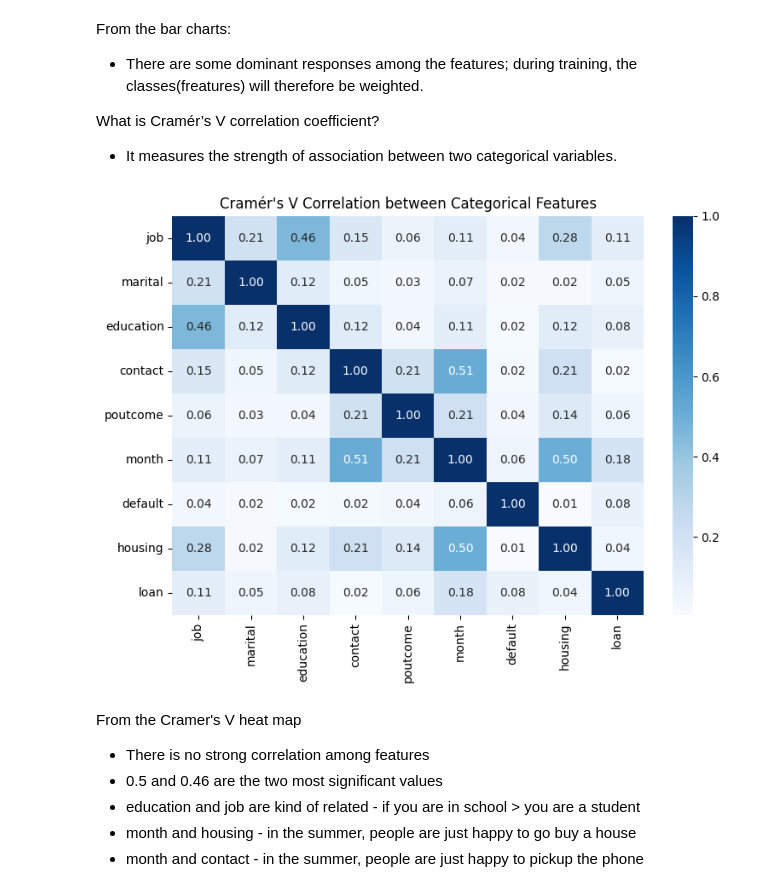
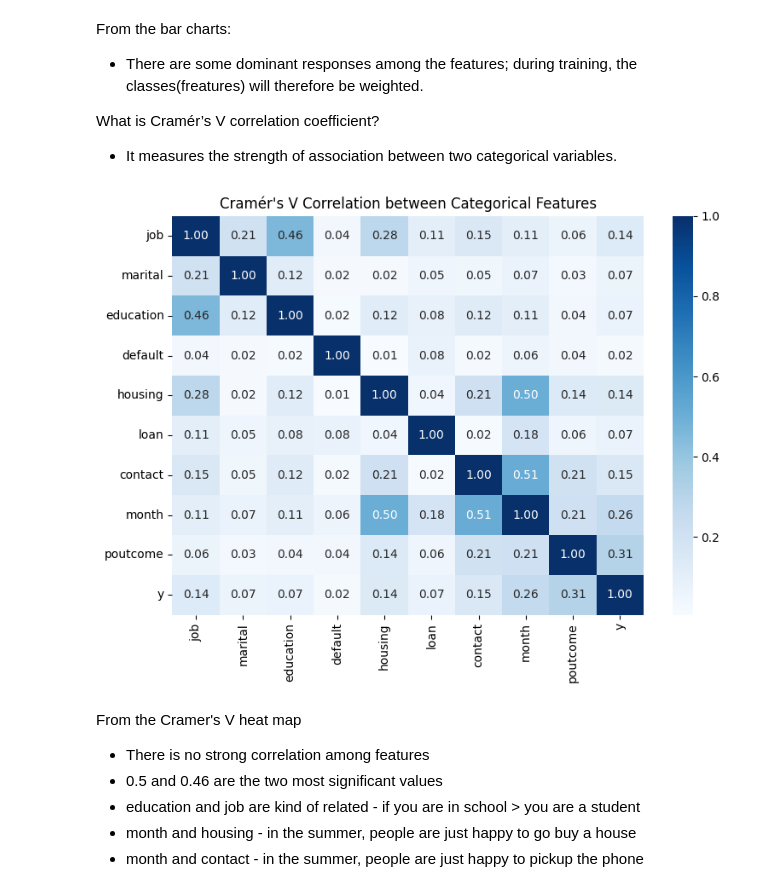
Before and after one commit to GVSU-CIS635/projects-team-1-1, a Jupyter notebook: Project_updated.ipynb, the cells around one changed output. Saved outputs shown, nothing was run; the diff lists cells and outputs as text; code cells hidden in the pictures.

```diff
--- a/Project_updated.ipynb
+++ b/Project_updated.ipynb
@@ -185,30 +188,28 @@ From the bar charts:
 What is Cramér’s V correlation coefficient?
 - It measures the strength of association between two categorical variables.
 # %%
-
-
 def cramers_v(x, y):
     table = pd.crosstab(x, y)
-    chi2  = chi2_contingency(table, correction=False)[0]
+    chi2  = chi2_contingency(table, correction = False)[0]
     n     = table.sum().sum()
     k     = min(table.shape)
     return np.sqrt(chi2 / (n * (k - 1)))
 
 # build the matrix
-cramers = pd.DataFrame(index=cat_cols, columns=cat_cols, dtype=float)
+cramers = pd.DataFrame(index = categorical_cols, columns=categorical_cols, dtype=float)
 
-for c1 in cat_cols:
-    for c2 in cat_cols:
-        cramers.loc[c1, c2] = cramers_v(df[c1], df[c2])
+for c1 in categorical_cols:
+    for c2 in categorical_cols:
+        cramers.loc[c1, c2] = cramers_v(df_train[c1], df_train[c2])
 
 # visualize
 plt.figure(figsize=(8,6))
 sns.heatmap(cramers.astype(float), annot=True, cmap='Blues', fmt=".2f")
 plt.title("Cramér's V Correlation between Categorical Features")
 plt.tight_layout()
 plt.show()
 # %% [output]
-[figure, old version]
+[figure, new version]
 # %% [markdown]
 From the Cramer's V heat map
 - There is no strong correlation among features
```
Also changed, not shown: parts of 31 cells of this notebook.
